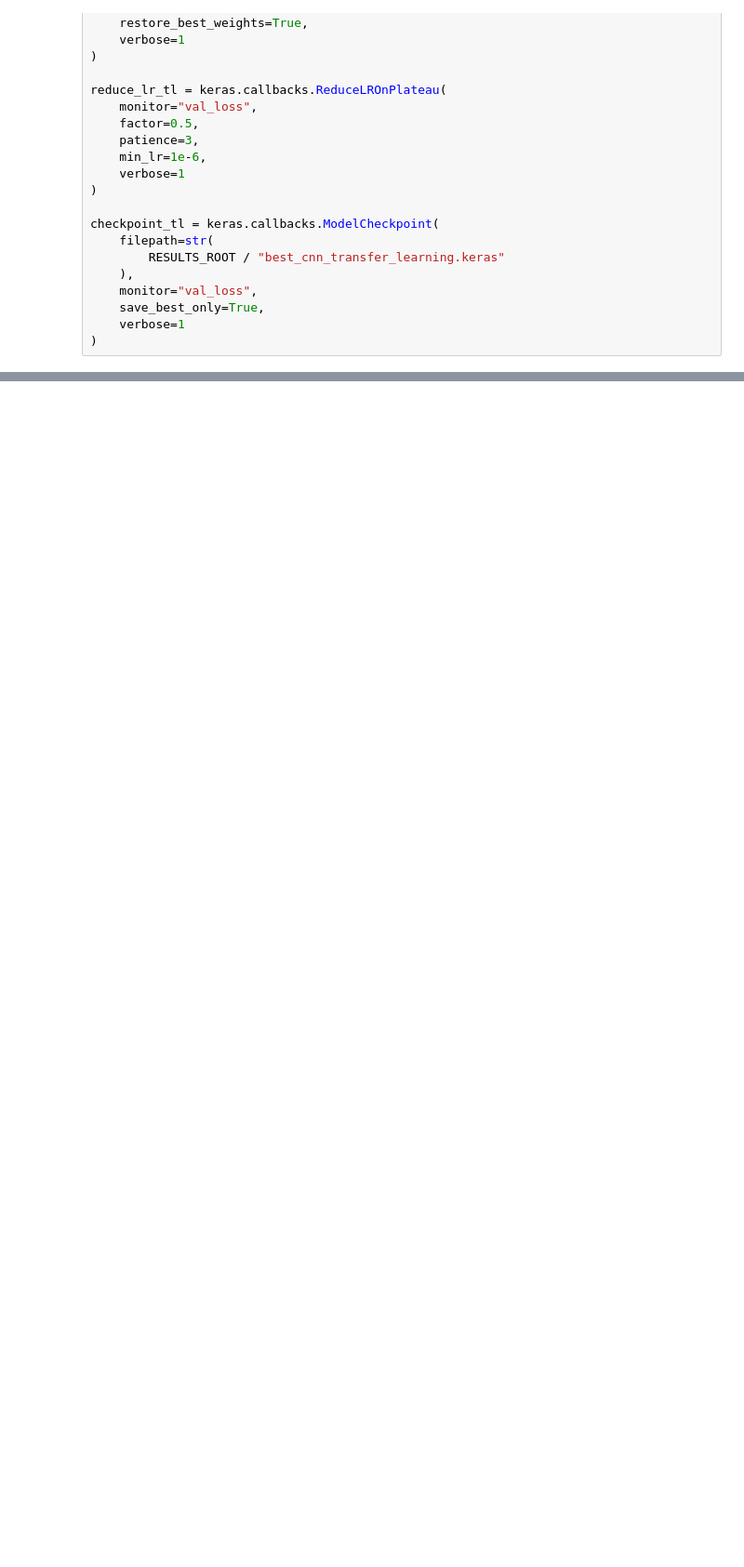
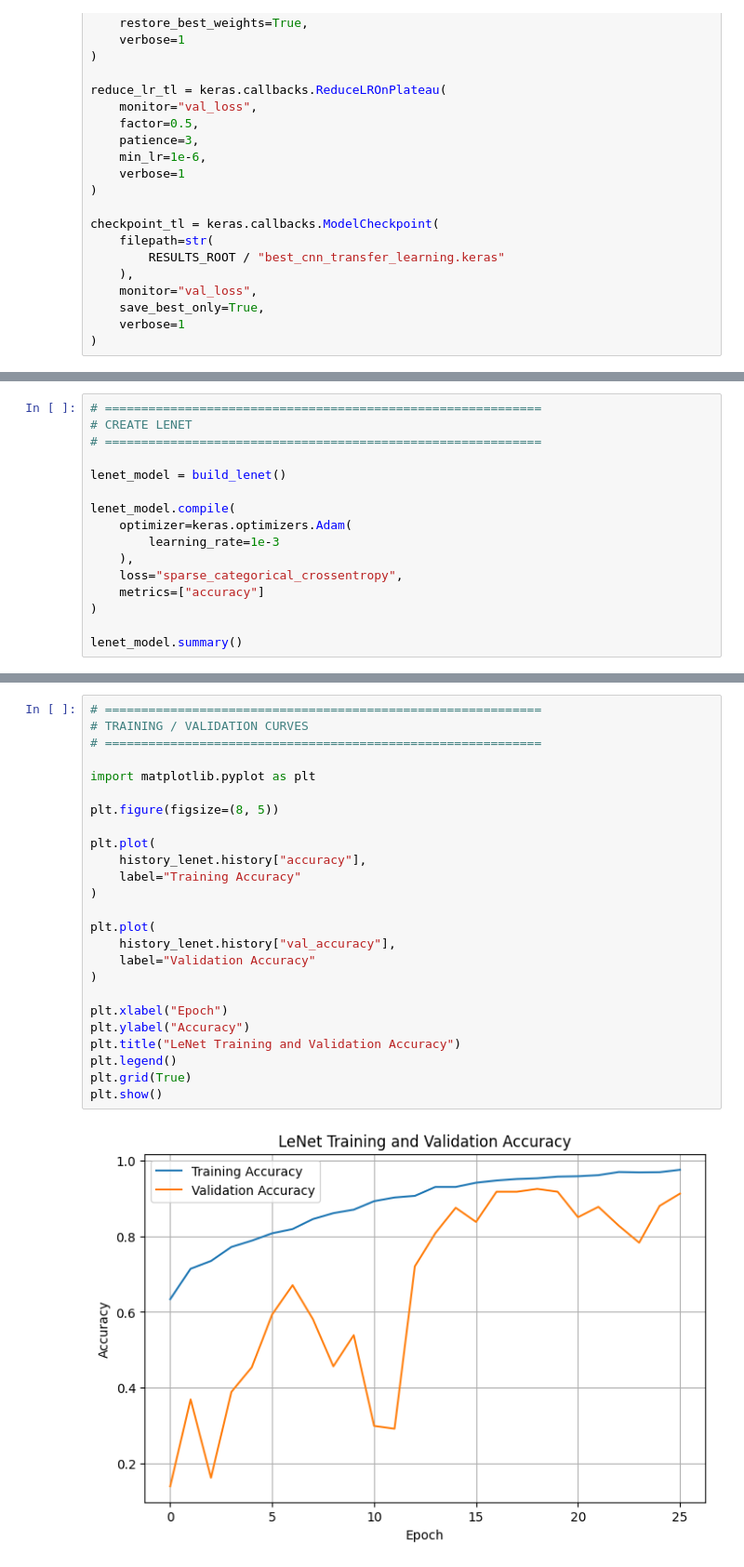
Before and after one commit to VanshitaRawat24/Brain_Tumor_Detection, a Jupyter notebook: notebooks/03_deep_learning_models.ipynb, the cells around one changed output, grey strips where cells are left out. Shown at 93% size. Saved outputs shown, nothing was run; the diff lists cells and outputs as text; blank space fills up the shorter version.

```diff
--- a/notebooks/03_deep_learning_models.ipynb
+++ b/notebooks/03_deep_learning_models.ipynb
@@ -3453,0 +3195,16 @@ Macro F1       : 0.8611
+# %%
+# ============================================================
+# CREATE LENET
+# ============================================================
+
+lenet_model = build_lenet()
+
+lenet_model.compile(
+    optimizer=keras.optimizers.Adam(
+        learning_rate=1e-3
+    ),
+    loss="sparse_categorical_crossentropy",
+    metrics=["accuracy"]
+)
+
+lenet_model.summary()
@@ -3453,0 +3310,27 @@ Macro F1       : 0.8611
+# %%
+# ============================================================
+# TRAINING / VALIDATION CURVES
+# ============================================================
+
+import matplotlib.pyplot as plt
+
+plt.figure(figsize=(8, 5))
+
+plt.plot(
+    history_lenet.history["accuracy"],
+    label="Training Accuracy"
+)
+
+plt.plot(
+    history_lenet.history["val_accuracy"],
+    label="Validation Accuracy"
+)
+
+plt.xlabel("Epoch")
+plt.ylabel("Accuracy")
+plt.title("LeNet Training and Validation Accuracy")
+plt.legend()
+plt.grid(True)
+plt.show()
+# %% [output]
+[figure, added]
```
Also changed, not shown: parts of 109 cells of this notebook.
